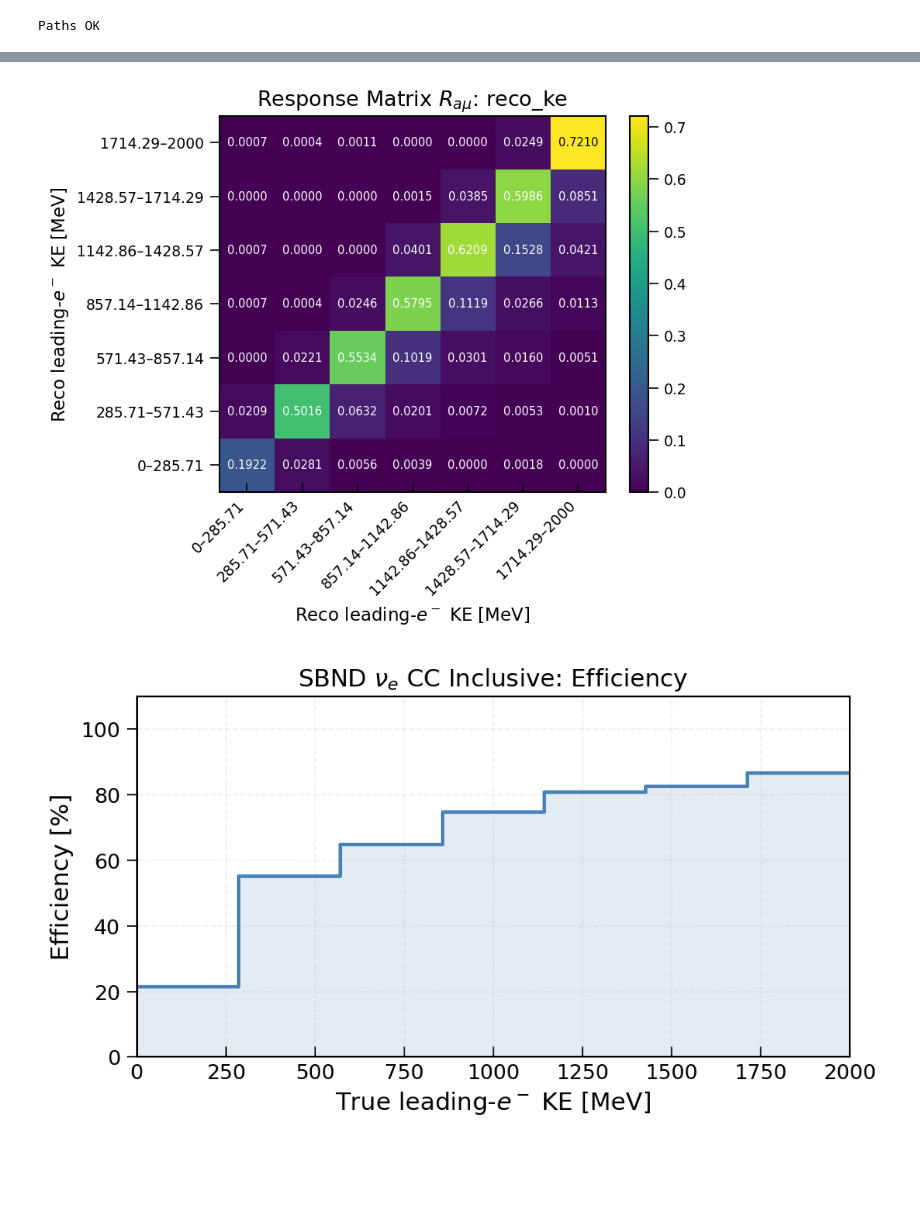
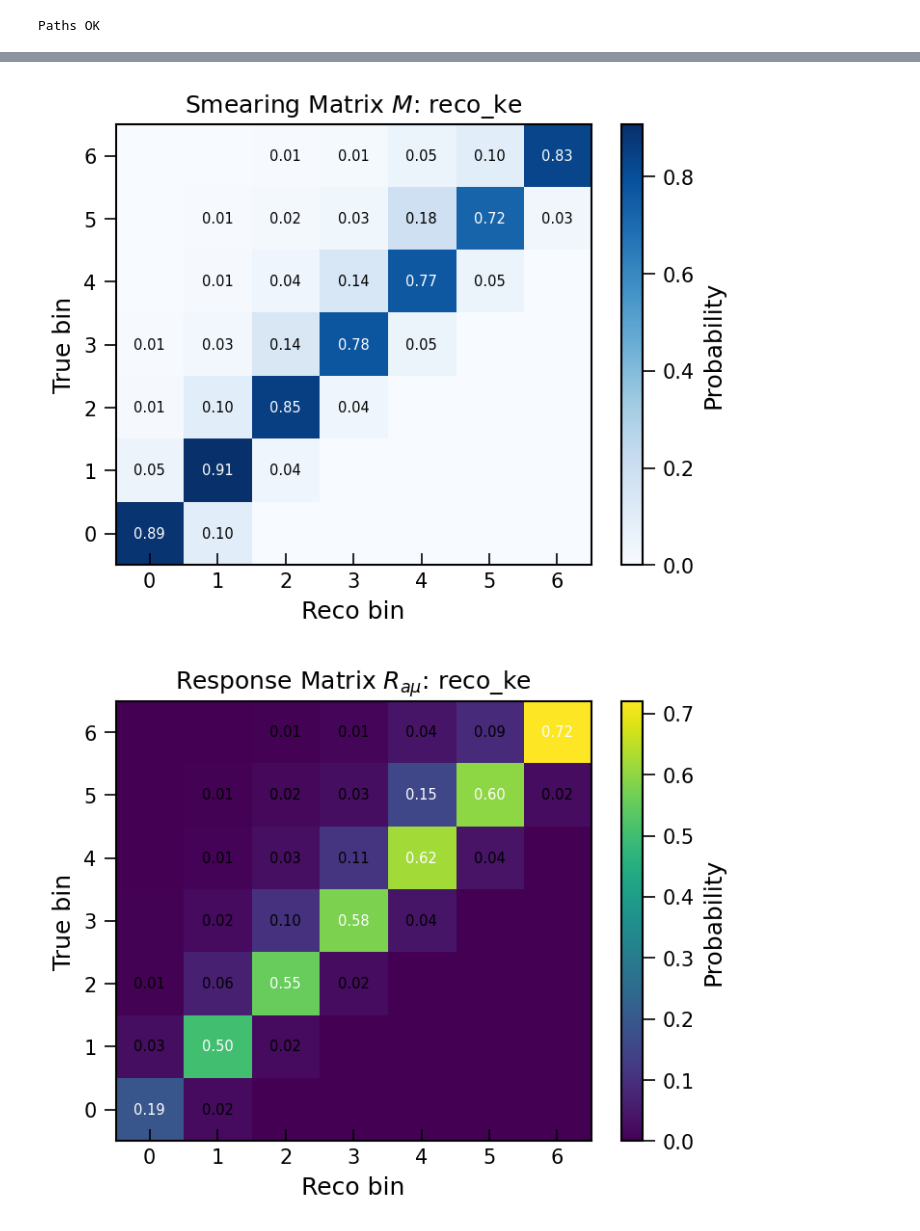
Before and after one commit to castalyfan1012/cafpyana, a Jupyter notebook: analysis_village/nueCC/nue_xsec.ipynb, the cells around one changed output, grey strips where cells are left out. Cells and saved outputs as stored; diff of their text form; code cells hidden in the pictures; blank space fills up the shorter version.

```diff
--- a/analysis_village/nueCC/nue_xsec.ipynb
+++ b/analysis_village/nueCC/nue_xsec.ipynb
@@ -113,13 +110,16 @@ Purity: 61.6%
 VAR_CFGS = {
     'reco_ke': VariableConfig(
         'reco_ke', SYST_KE_BINS,
-        r'Reco leading-$e^-$ KE [MeV]', save_name='reco_ke'),
+        r'Reco $e^-$ KE [MeV]', save_name='reco_ke'),
     'reco_costheta': VariableConfig(
         'reco_costheta', SYST_COS_BINS,
-        r'Reco leading-$e^-$ $\cos\theta$', save_name='reco_costheta'),
+        r'Reco $e^-$ $\cos\theta$', save_name='reco_costheta'),
 }
 TRUE_COL_MAP  = {'reco_ke': 'true_ke', 'reco_costheta': 'true_costheta'}
 TRUE_BINS_MAP = {'reco_ke': SYST_KE_BINS, 'reco_costheta': SYST_COS_BINS}
 
-for name, vcfg in VAR_CFGS.items():
-    print(f"  {name}: {vcfg.n_bins} bins")
+# True-space labels for unfolded plots
+TRUE_LABELS = {
+    'reco_ke':       r'True $e^-$ KE [MeV]',
+    'reco_costheta': r'True $e^-$ $\cos\theta$',
+}
@@ -232,36 +208,56 @@ reco_costheta: shape=(10, 10), diag=[0.282 0.28  0.26  0.232 0.319 0.383 0.389 0
 # %%
-# %% CELL 5 — Plot response matrices + efficiency
+# %% CELL 5 — Plot smearing matrix + response matrix + efficiency
+# ══════════════════════════════════════════════════════════════════════════════
+# Smearing matrix M: same as syst notebook (diag ~0.8)
+# Response matrix R = ε × M: includes efficiency (diag ~0.2–0.7)
+# Lynn's Fig 21 shows R, with values 0.16–0.29
 
 for var_name, vcfg in VAR_CFGS.items():
     rd = response_dict[var_name]
+    n = vcfg.n_bins
 
-    # Response matrix heatmap
-    fig, ax = plot_heatmap(rd['response'],
-                            f'Response Matrix $R_{{a\\mu}}$: {var_name}',
-                            vcfg, cmap='viridis')
-    savefig(f'{var_name}_response_matrix.png'); plt.show()
+    # ── Smearing matrix M (matches syst notebook style) ───────────────────
+    fig, ax = plt.subplots(figsize=(5, 4))
+    im = ax.imshow(rd['smearing'], origin='lower', cmap='Blues', aspect='auto')
+    ax.set_xlabel('Reco bin'); ax.set_ylabel('True bin')
+    ax.set_title(f'Smearing Matrix $M$: {var_name}')
+    plt.colorbar(im, ax=ax, label='Probability')
+    # Annotate
+    for i in range(n):
+        for j in range(n):
+            v = rd['smearing'][i, j]
+            if v > 0.005:
+                ax.text(j, i, f'{v:.2f}', ha='center', va='center',
+                        fontsize=7, color='white' if v > 0.5 else 'black')
+    plt.tight_layout(); savefig(f'{var_name}_smearing_matrix.png'); plt.show()
 
-    # Efficiency
-    fig, ax = plt.subplots(figsize=(7, 4))
+    # ── Response matrix R (Lynn's Fig 21 style) ───────────────────────────
+    fig, ax = plt.subplots(figsize=(5, 4))
+    im = ax.imshow(rd['response'].T, origin='lower', cmap='viridis', aspect='auto')
+    # Note: Response is (n_reco × n_true), transpose to show true on y-axis
+    ax.set_xlabel('Reco bin'); ax.set_ylabel('True bin')
+    ax.set_title(f'Response Matrix $R_{{a\\mu}}$: {var_name}')
+    plt.colorbar(im, ax=ax, label='Probability')
+    for i in range(n):
+        for j in range(n):
+            v = rd['response'].T[i, j]  # [true, reco]
+            if abs(v) > 0.005:
+                ax.text(j, i, f'{v:.2f}', ha='center', va='center',
+                        fontsize=7, color='white' if v > 0.15 else 'black')
+    plt.tight_layout(); savefig(f'{var_name}_response_matrix.png'); plt.show()
+
+    # ── Efficiency ────────────────────────────────────────────────────────
+    fig, ax = plt.subplots(figsize=(5, 3.5))
     eff = rd['efficiency']
     ax.step(vcfg.bins, np.append(eff*100, eff[-1]*100),
             where='post', color='steelblue', lw=2)
     ax.fill_between(vcfg.bins, np.append(eff*100, eff[-1]*100),
                     step='post', alpha=0.15, color='steelblue')
     ax.set_xlim(vcfg.bins[0], vcfg.bins[-1]); ax.set_ylim(0, 110)
-    ax.set_xlabel(vcfg.xlabel_true); ax.set_ylabel('Efficiency [%]')
-    ax.set_title(f'{TITLE}: Efficiency'); ax.grid(alpha=0.2, ls='--')
+    ax.set_xlabel(TRUE_LABELS[var_name]); ax.set_ylabel('Efficiency [%]')
+    ax.set_title(f'Selection Efficiency')
+    ax.grid(alpha=0.2, ls='--')
     plt.tight_layout(); savefig(f'{var_name}_efficiency.png'); plt.show()
-
-    # Purity
-    pur = rd['sig_reco_cv'] / (rd['sig_reco_cv'] + rd['bkg_reco_cv']).clip(1)
-    fig, ax = plt.subplots(figsize=(7, 4))
-    ax.step(vcfg.bins, np.append(pur*100, pur[-1]*100),
-            where='post', color='crimson', lw=2)
-    ax.set_xlim(vcfg.bins[0], vcfg.bins[-1]); ax.set_ylim(0, 110)
-    ax.set_xlabel(vcfg.xlabel); ax.set_ylabel('Purity [%]')
-    ax.set_title(f'{TITLE}: Purity'); ax.grid(alpha=0.2, ls='--')
-    plt.tight_layout(); savefig(f'{var_name}_purity.png'); plt.show()
 # %% [output]
-[figure, old version]
+[figure, new version]
-[figure, old version]
+[figure, new version]
```
Also changed, not shown: parts of 19 cells of this notebook, 13 other files.
